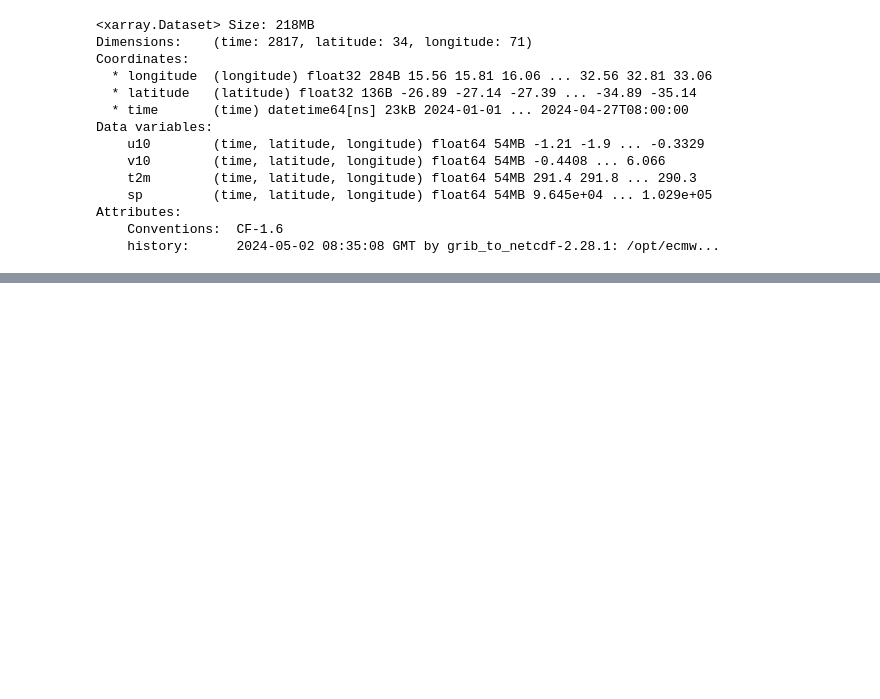
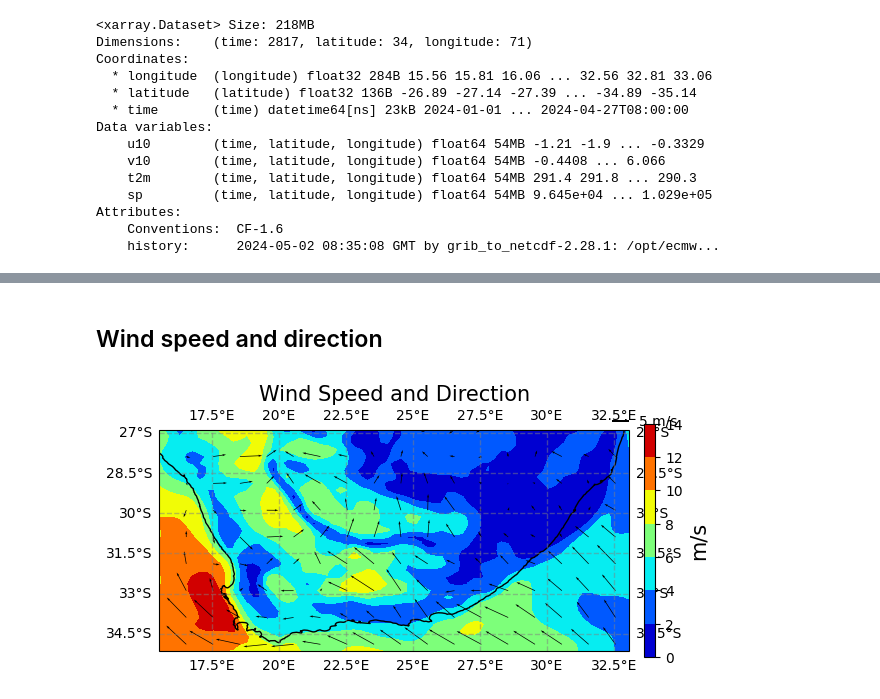
Before and after one commit to Divanvdb/Forecasting_Tools, a Jupyter notebook: 7_DataAnalysis.ipynb, the cells around one changed output, grey strips where cells are left out. Cells and saved outputs as stored; diff of their text form; code cells hidden in the pictures; blank space fills up the shorter version.

```diff
--- a/7_DataAnalysis.ipynb
+++ b/7_DataAnalysis.ipynb
@@ -25,3 +33,13 @@ Data variables:
 Attributes:
     Conventions:  CF-1.6
     history:      2024-05-02 08:35:08 GMT by grib_to_netcdf-2.28.1: /opt/ecmw...
+# %%
+ds_wind = ds_combine.assign(ws = np.sqrt(ds_combine.u10**2 + ds_combine.v10**2))
+ds_wind = ds_wind.assign(wd = np.arctan2(ds_combine.v10, ds_combine.u10) * 180 / np.pi)
+# %%
+lon = ds_wind.longitude
+lat = ds_wind.latitude
+
+WS = ds_wind.ws
+wind_u = ds_wind.u10
+wind_v = ds_wind.v10
@@ -64,0 +77,2 @@ plt.show()
+# %% [markdown]
+## Wind speed and direction
@@ -64,0 +81,31 @@ plt.show()
+# %%
+seed += 10
+skip = 4
+
+Projection = ccrs.PlateCarree()
+
+ax = plt.axes(projection=Projection)
+
+cf = plt.contourf(lon,lat,WS[seed,:,:], cmap='jet')
+
+Q = plt.quiver(lon[::skip],lat[::skip],wind_u[seed,::skip,::skip],wind_v[5,::skip,::skip], scale_units='xy', scale=8, width=0.0015)
+
+qk = plt.quiverkey(Q,
+              1, 1.04,
+               5,str(5)+' m/s',
+               labelpos='E',
+               coordinates='axes'
+               )
+
+cb = plt.colorbar(cf, fraction=0.0235, pad=0.03 )
+cb.set_label('m/s',  fontsize=15)
+
+ax.coastlines()
+gl = ax.gridlines(crs=Projection, draw_labels=True,
+                  linewidth=1, color='gray', alpha=0.5, linestyle='--')
+
+ax.set_title('Wind Speed and Direction', fontsize=15)
+
+plt.show()
+# %% [output]
+[figure, added]
```
Also changed, not shown: parts of 15 cells of this notebook, 1 other file.
